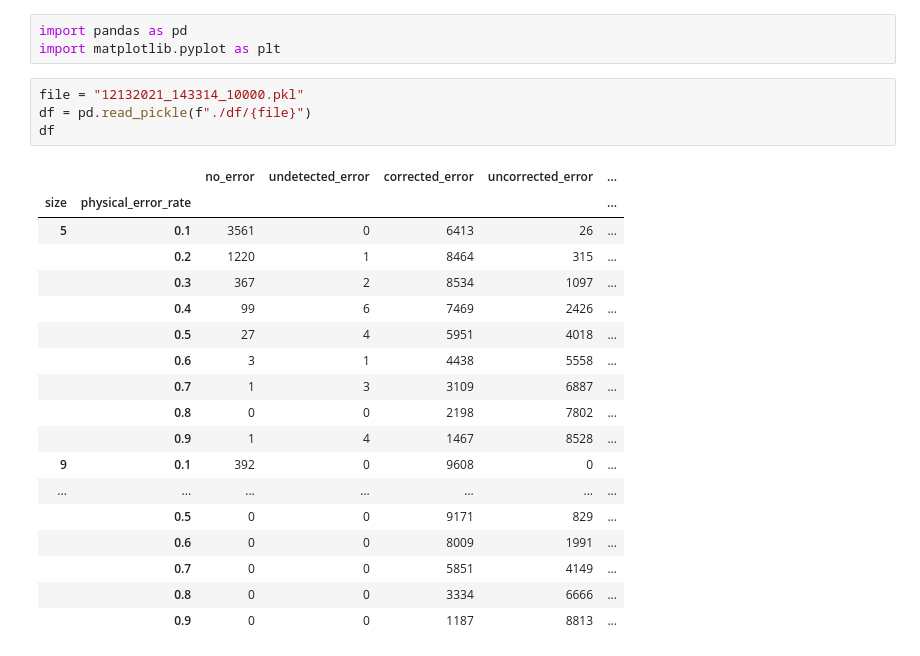
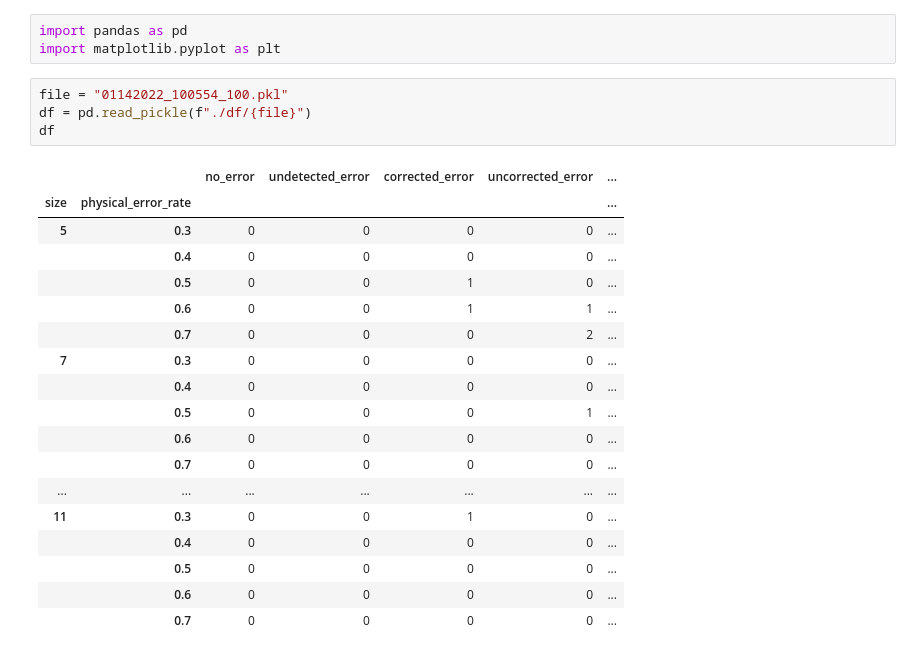
Before and after one commit to jh-lor/erasure_decoder, a Jupyter notebook: plot.ipynb, the cells around one changed output. Drawn from its saved outputs; the diff is of its cells as text.

```diff
--- a/plot.ipynb
+++ b/plot.ipynb
@@ -2,28 +2,28 @@
 import pandas as pd
 import matplotlib.pyplot as plt
 # %%
-file = "12132021_143314_10000.pkl"
+file = "01142022_100554_100.pkl"
 df = pd.read_pickle(f"./df/{file}")
 df
 # %% [output]
 |  |  | no_error | undetected_error | corrected_error | uncorrected_error | ... |
 | size | physical_error_rate |  |  |  |  | ... |
-| 5 | 0.1 | 3561 | 0 | 6413 | 26 | ... |
-|  | 0.2 | 1220 | 1 | 8464 | 315 | ... |
-|  | 0.3 | 367 | 2 | 8534 | 1097 | ... |
-|  | 0.4 | 99 | 6 | 7469 | 2426 | ... |
-|  | 0.5 | 27 | 4 | 5951 | 4018 | ... |
-|  | 0.6 | 3 | 1 | 4438 | 5558 | ... |
-|  | 0.7 | 1 | 3 | 3109 | 6887 | ... |
-|  | 0.8 | 0 | 0 | 2198 | 7802 | ... |
-|  | 0.9 | 1 | 4 | 1467 | 8528 | ... |
-| 9 | 0.1 | 392 | 0 | 9608 | 0 | ... |
+| 5 | 0.3 | 0 | 0 | 0 | 0 | ... |
+|  | 0.4 | 0 | 0 | 0 | 0 | ... |
+|  | 0.5 | 0 | 0 | 1 | 0 | ... |
+|  | 0.6 | 0 | 0 | 1 | 1 | ... |
+|  | 0.7 | 0 | 0 | 0 | 2 | ... |
+| 7 | 0.3 | 0 | 0 | 0 | 0 | ... |
+|  | 0.4 | 0 | 0 | 0 | 0 | ... |
+|  | 0.5 | 0 | 0 | 0 | 1 | ... |
+|  | 0.6 | 0 | 0 | 0 | 0 | ... |
+|  | 0.7 | 0 | 0 | 0 | 0 | ... |
 | ... | ... | ... | ... | ... | ... | ... |
-|  | 0.5 | 0 | 0 | 9171 | 829 | ... |
-|  | 0.6 | 0 | 0 | 8009 | 1991 | ... |
-|  | 0.7 | 0 | 0 | 5851 | 4149 | ... |
-|  | 0.8 | 0 | 0 | 3334 | 6666 | ... |
-|  | 0.9 | 0 | 0 | 1187 | 8813 | ... |
+| 11 | 0.3 | 0 | 0 | 1 | 0 | ... |
+|  | 0.4 | 0 | 0 | 0 | 0 | ... |
+|  | 0.5 | 0 | 0 | 0 | 0 | ... |
+|  | 0.6 | 0 | 0 | 0 | 0 | ... |
+|  | 0.7 | 0 | 0 | 0 | 0 | ... |
 # %%
 df.loc[5, "logical_error_rate"]
 # %% [output]
```
Also changed, not shown: parts of 2 cells of this notebook, 6 other files.
